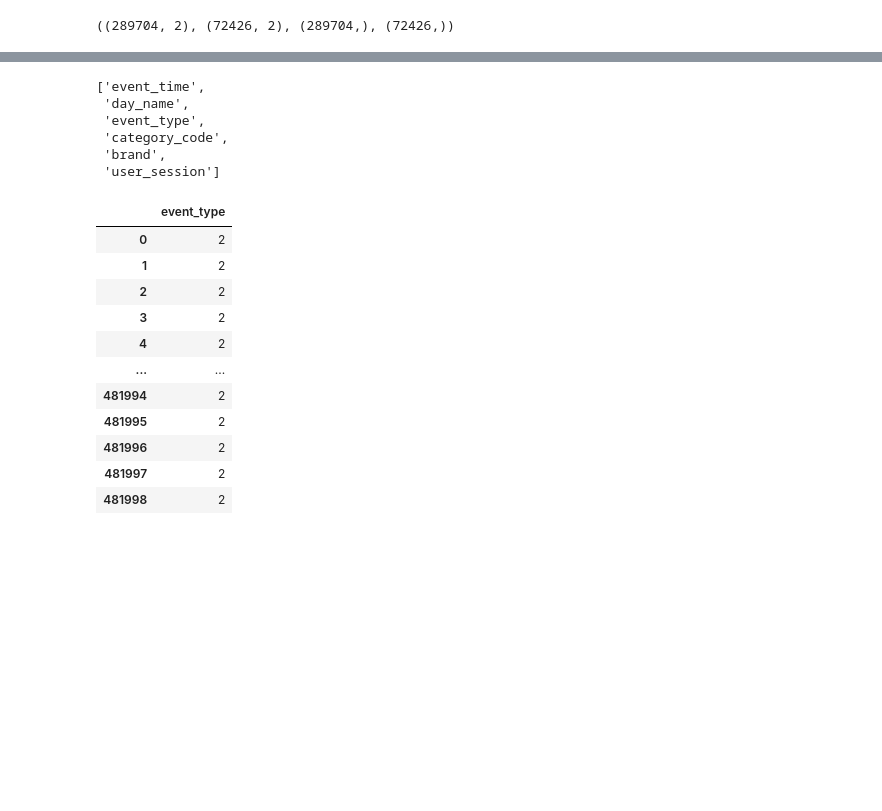
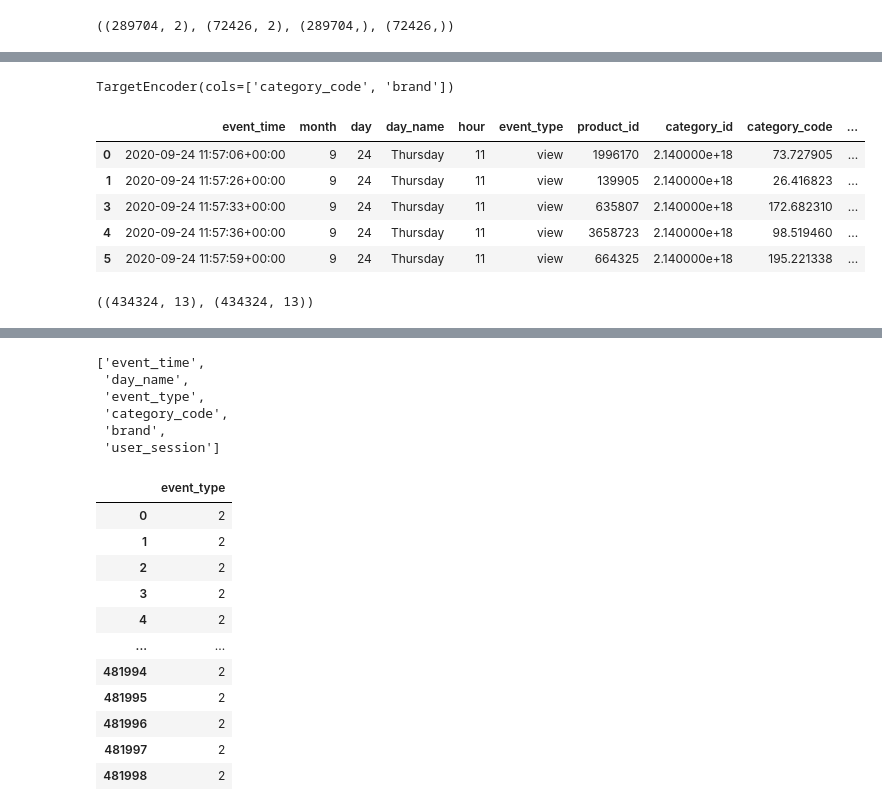
Before and after one commit to wjco/DAStudy-sat, a Jupyter notebook: Tek/multi_category_online_store_funnel/multi_category_online_store_funnel.ipynb, the cells around one changed output, grey strips where cells are left out. Saved outputs shown, nothing was run; the diff lists cells and outputs as text; code cells hidden in the pictures; blank space fills up the shorter version.

```diff
--- a/Tek/multi_category_online_store_funnel/multi_category_online_store_funnel.ipynb
+++ b/Tek/multi_category_online_store_funnel/multi_category_online_store_funnel.ipynb
@@ -470,0 +503,25 @@ NameError: name 'df_1' is not defined
+# %%
+target_encoder = ce.target_encoder.TargetEncoder(cols=["category_code", "brand"])
+
+target_encoder.fit(df_copy2, df_copy2["price"])
+
+# prac2 = df_copy2.apply(lambda series: pd.Series(
+#         target_encoder.fit_transform(series[series.notnull()]),
+#         index=series[series.notnull()].index
+#     ))
+# %% [output]
+TargetEncoder(cols=['category_code', 'brand'])
+# %%
+prac2 = target_encoder.transform(df_copy2)
+prac2.head()
+# %% [output]
+|  | event_time | month | day | day_name | hour | event_type | product_id | category_id | category_code | ... |
+| 0 | 2020-09-24 11:57:06+00:00 | 9 | 24 | Thursday | 11 | view | 1996170 | 2.140000e+18 | 73.727905 | ... |
+| 1 | 2020-09-24 11:57:26+00:00 | 9 | 24 | Thursday | 11 | view | 139905 | 2.140000e+18 | 26.416823 | ... |
+| 3 | 2020-09-24 11:57:33+00:00 | 9 | 24 | Thursday | 11 | view | 635807 | 2.140000e+18 | 172.682310 | ... |
+| 4 | 2020-09-24 11:57:36+00:00 | 9 | 24 | Thursday | 11 | view | 3658723 | 2.140000e+18 | 98.519460 | ... |
+| 5 | 2020-09-24 11:57:59+00:00 | 9 | 24 | Thursday | 11 | view | 664325 | 2.140000e+18 | 195.221338 | ... |
+# %%
+df_copy2.shape, prac2.shape
+# %% [output]
+((434324, 13), (434324, 13))
```
Also changed, not shown: parts of 21 cells of this notebook.
